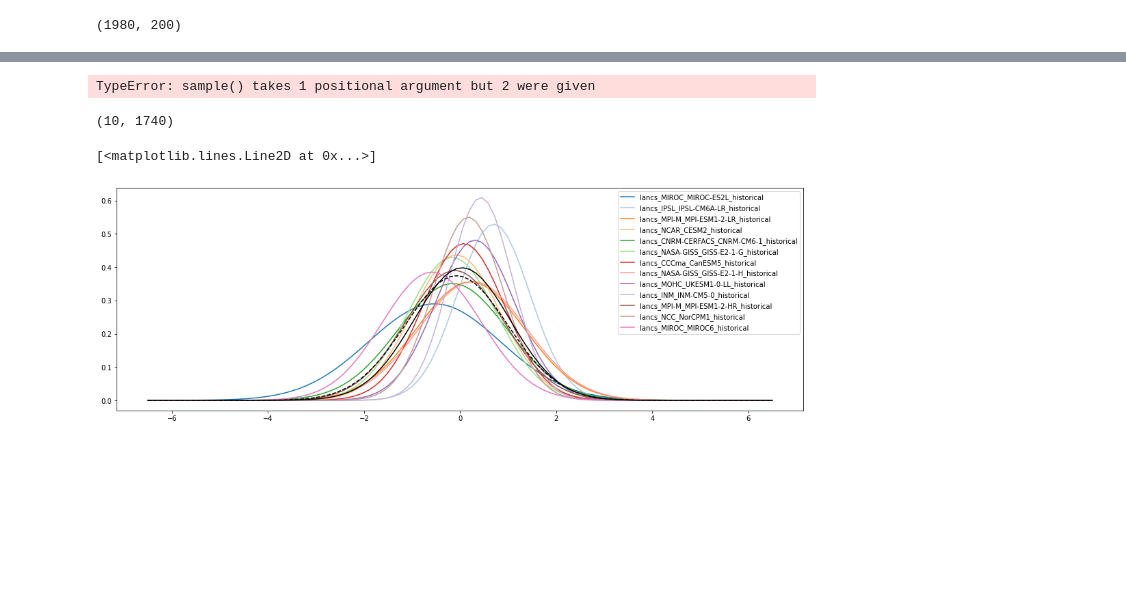
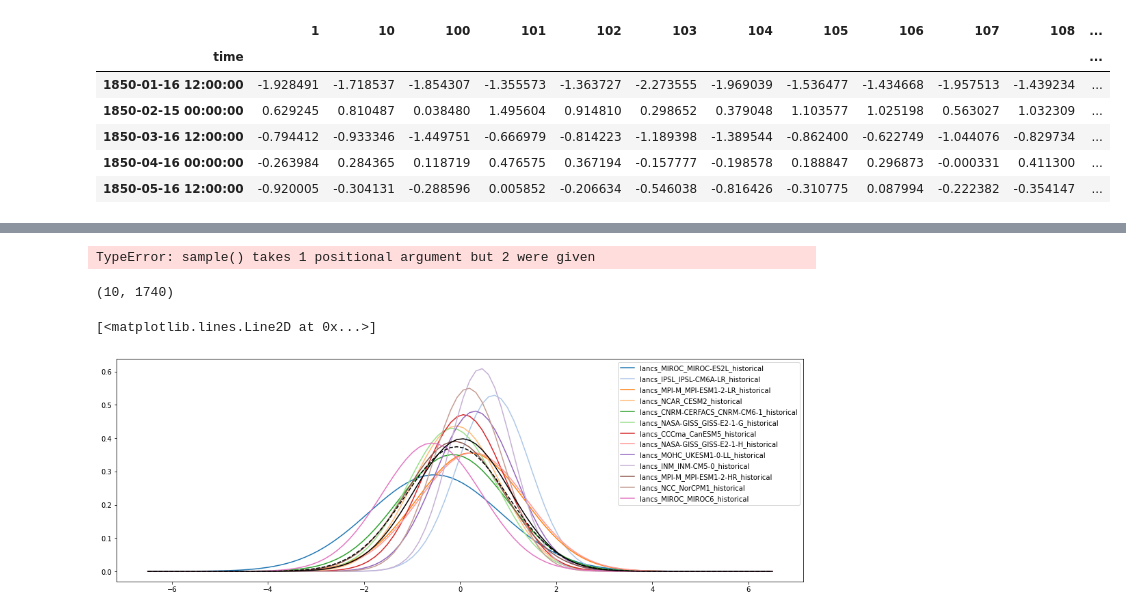
Before and after one commit to mattramos/bayesian_ensembling, a Jupyter notebook: nbs/empirical_distribution_learning.ipynb, the cells around one changed output, grey strips where cells are left out. Saved outputs shown, nothing was run; the diff lists cells and outputs as text; code cells hidden in the pictures; blank space fills up the shorter version.

```diff
--- a/nbs/empirical_distribution_learning.ipynb
+++ b/nbs/empirical_distribution_learning.ipynb
@@ -42,10 +40,17 @@ n_inducing = 400
 epochs = 1000
 log_freq = 50
 # %%
-obs_df = pd.read_csv("data/obs/Lancs_OBS.csv", index_col="time").values
-obs_df.shape
+obs_df = pd.read_csv("data/obs/Lancs_OBS.csv", index_col="time").iloc[:, :20]
+observations = ProcessModel(obs_df, model_name='Observations')
+obs_df.head()
 # %% [output]
-(1980, 200)
+|  | 1 | 10 | 100 | 101 | 102 | 103 | 104 | 105 | 106 | 107 | 108 | ... |
+| time |  |  |  |  |  |  |  |  |  |  |  | ... |
+| 1850-01-16 12:00:00 | -1.928491 | -1.718537 | -1.854307 | -1.355573 | -1.363727 | -2.273555 | -1.969039 | -1.536477 | -1.434668 | -1.957513 | -1.439234 | ... |
+| 1850-02-15 00:00:00 | 0.629245 | 0.810487 | 0.038480 | 1.495604 | 0.914810 | 0.298652 | 0.379048 | 1.103577 | 1.025198 | 0.563027 | 1.032309 | ... |
+| 1850-03-16 12:00:00 | -0.794412 | -0.933346 | -1.449751 | -0.666979 | -0.814223 | -1.189398 | -1.389544 | -0.862400 | -0.622749 | -1.044076 | -0.829734 | ... |
+| 1850-04-16 00:00:00 | -0.263984 | 0.284365 | 0.118719 | 0.476575 | 0.367194 | -0.157777 | -0.198578 | 0.188847 | 0.296873 | -0.000331 | 0.411300 | ... |
+| 1850-05-16 12:00:00 | -0.920005 | -0.304131 | -0.288596 | 0.005852 | -0.206634 | -0.546038 | -0.816426 | -0.310775 | 0.087994 | -0.222382 | -0.354147 | ... |
 # %%
 model_files = glob('data/lancs/*csv')
 model_names = [mf.split("/")[-1][:-4] for mf in model_files]
```
Also changed, not shown: parts of 7 cells of this notebook, 6 other files.
